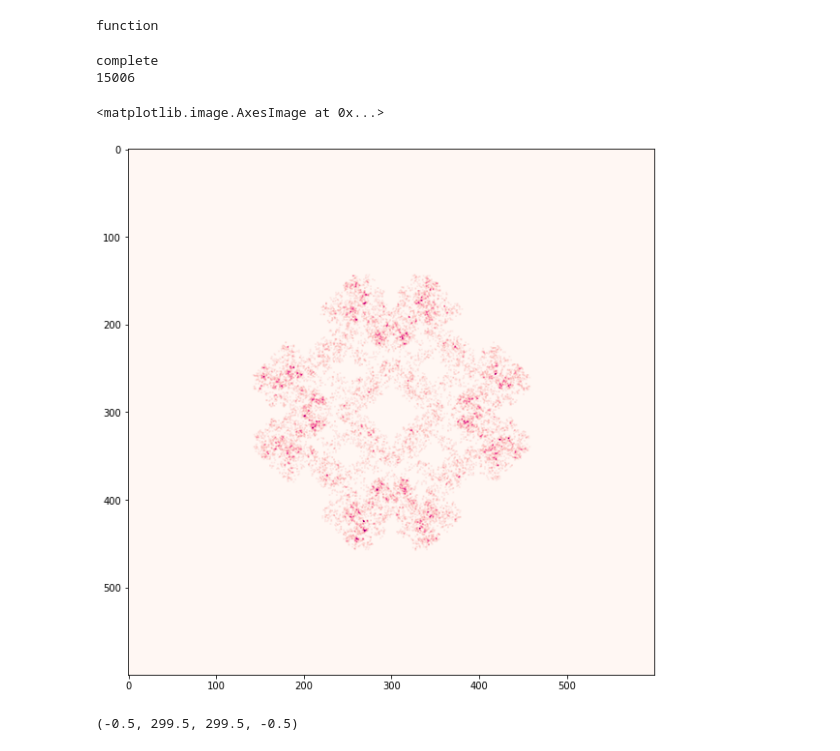
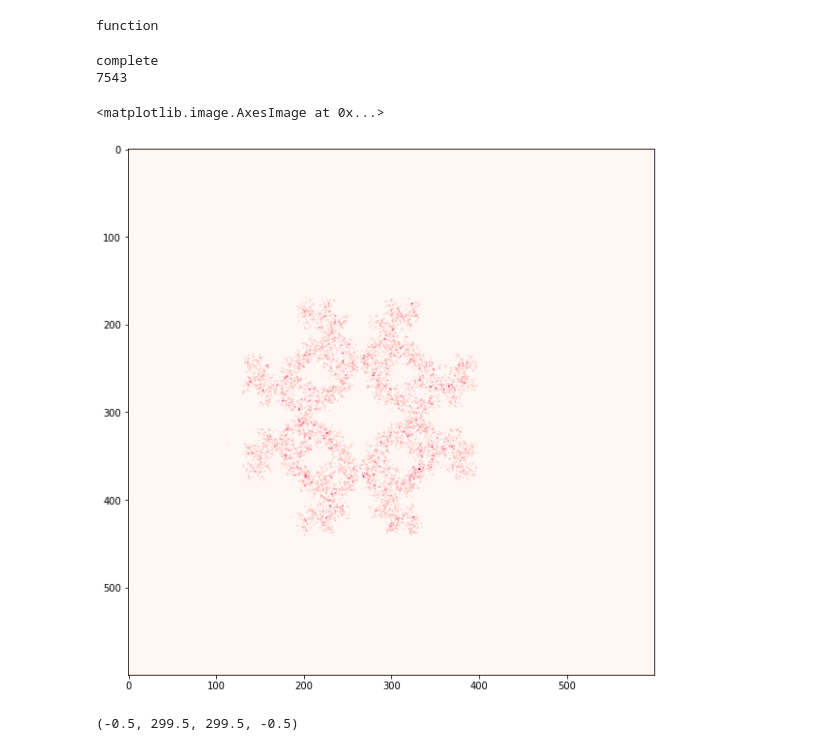
Before and after one commit to generic-github-user/fractals, a Jupyter notebook: fractals.ipynb, the cells around one changed output. Drawn from its saved outputs; the diff is of its cells as text; code cells hidden in the pictures.

Commit message:
add random transforms applied to points before moving toward vertex

```diff
--- a/fractals.ipynb
+++ b/fractals.ipynb
@@ -156,7 +156,7 @@ class ChaosGame(Attractor):
 #         return lambda x, f: f(*n) not in m
         return lambda x, f: q(f(*[x[i] for i in n]) in m)
 
-    def generate(self, x=10, y=0.5, rule=None):
+    def generate(self, x=10, y=0.5, e=0, rule=None):
         if type(y) in [tuple, list]:
             if len(y) == 3:
                 y_ = y[-1]
@@ -164,6 +164,13 @@ class ChaosGame(Attractor):
                 y_ = 1
 #             y = random.uniform(*y)
         interpolation_factors = np.random.uniform(*y[:2], [y_])
+
+        if type(e) in [tuple, list]:
+            if len(y) == 3:
+                e_ = e[-1]
+            else:
+                e_ = 1
+        shift_values = np.random.uniform(*e[:2], [e_, 2])
 
         p = np.random.uniform(-5, 5, self.shape.center.pos.shape)
 #         if rule:
@@ -199,41 +206,42 @@ class ChaosGame(Attractor):
 
             if rule_eval:
                 val = np.random.choice(interpolation_factors)
+                p += shift_values[np.random.randint(shift_values.shape[0]), :]
                 p = np.average([p, self.shape.v[v].pos], axis=0, weights=[1-val, val])
                 self.compute += 1
                 self.points.append(p)
             self.vertices.append(v)
         print('complete')
         return self
     generate.info = 'Simulate the "chaos game", generating a series of points according to the given rules'
 
     def render(self, r=100, color=''):
         canvas = np.zeros([r, r])
         points_array = np.interp(np.array(self.points), [-1.5, 1.5], [0, r])
         points_array = points_array.astype(int).clip(0, r-1)
         for i, p in enumerate(points_array):
             if color == 'index':
                 c = i
             elif color == 'vertex':
                 c = self.vertices[i]
             else:
                 c = 0.01
             x, y = p.round()
             canvas[x-1:x+1, y-1:y+1] += c
         return np.flip(canvas.T)
     render.info = 'Convert the computed points to a displayable image'
 
 r = lambda x, f: f(x[-1], x[-2]) not in [2]
 # g = ChaosGame((3, 8)).generate(x=5000, y=(0.1, 0.9), rule='random')
-g = ChaosGame(4).generate(x=20000, y=(0.1, 0.9, 2), rule=lambda x, f: x[-1] != x[-2])
+g = ChaosGame(4).generate(x=10000, y=(0.1, 0.9, 2), e=(-0.1, 0.1, 1), rule=lambda x, f: x[-1] != x[-2])
 print(g.compute)
 plt.figure(figsize=(10, 10))
 plt.imshow(g.render(600, color=''), cmap='RdPu')
 # %% [output]
 complete
-15006
+7543
 <matplotlib.image.AxesImage at 0x...>
-[figure, old version]
+[figure, new version]
 # %%
 class IteratedFunction(Attractor):
     def __init__(self, a=0.5):
```
